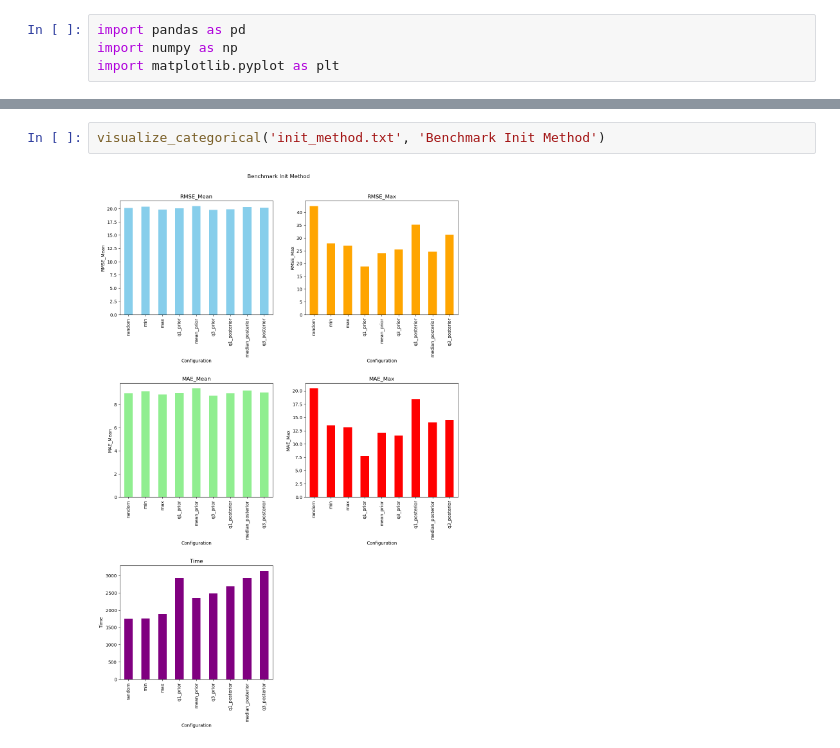
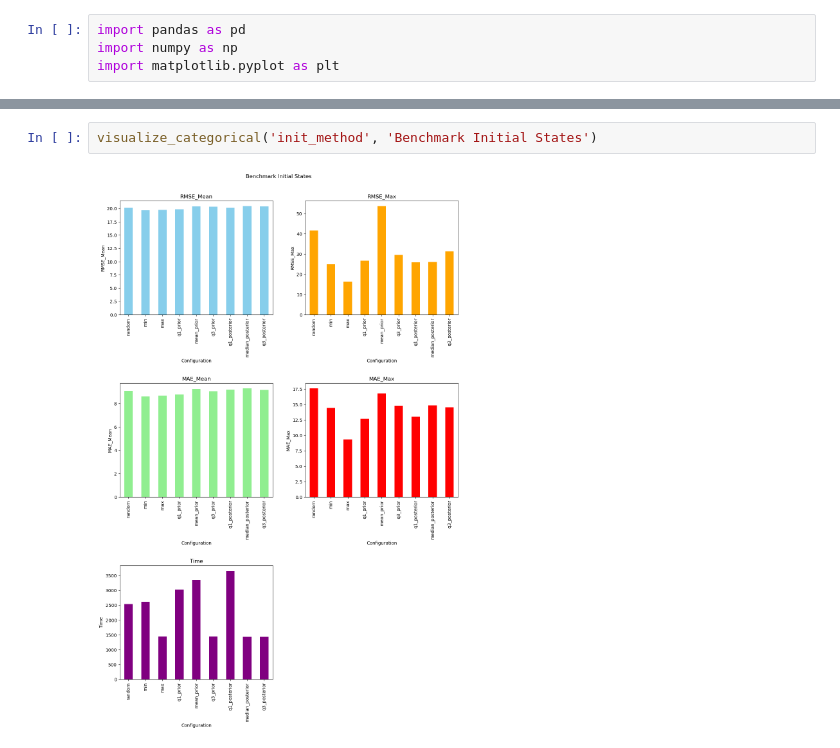
Before and after one commit to CJZbeastmode/HBV-SASK-Bayesian-Inference, a Jupyter notebook: Results/Fundamental/benchmark/analyze.ipynb, the cells around one changed output, grey strips where cells are left out. Cells and saved outputs as stored; diff of their text form.

Commit message:
benchmark mh

```diff
--- a/Results/Fundamental/benchmark/analyze.ipynb
+++ b/Results/Fundamental/benchmark/analyze.ipynb
@@ -115,4 +122,4 @@ visualize_categorical('max_sampling.txt', 'Benchmark Max Sampling')
 # %%
-visualize_categorical('init_method.txt', 'Benchmark Init Method')
+visualize_categorical('init_method', 'Benchmark Initial States')
 # %% [output]
-[figure, old version]
+[figure, new version]
```
Also changed, not shown: parts of 14 cells of this notebook, 23 other files.
